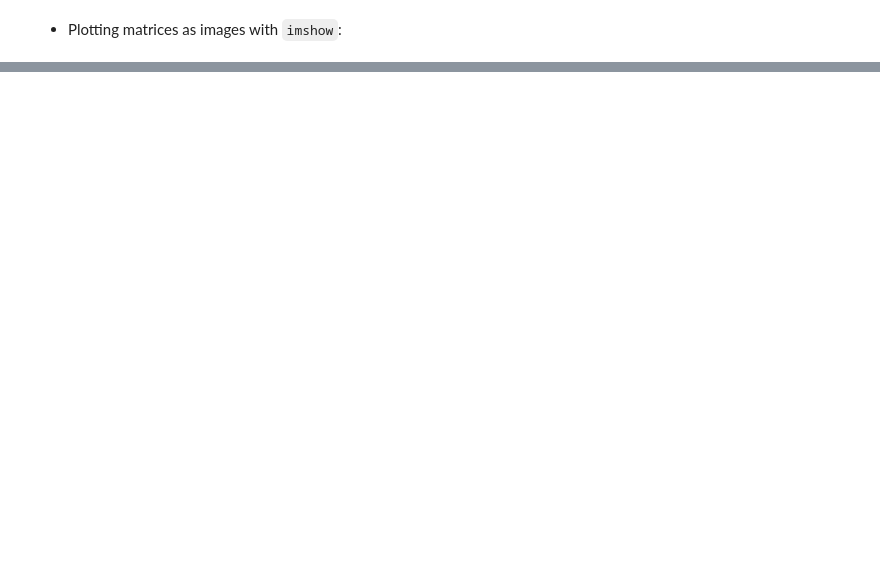
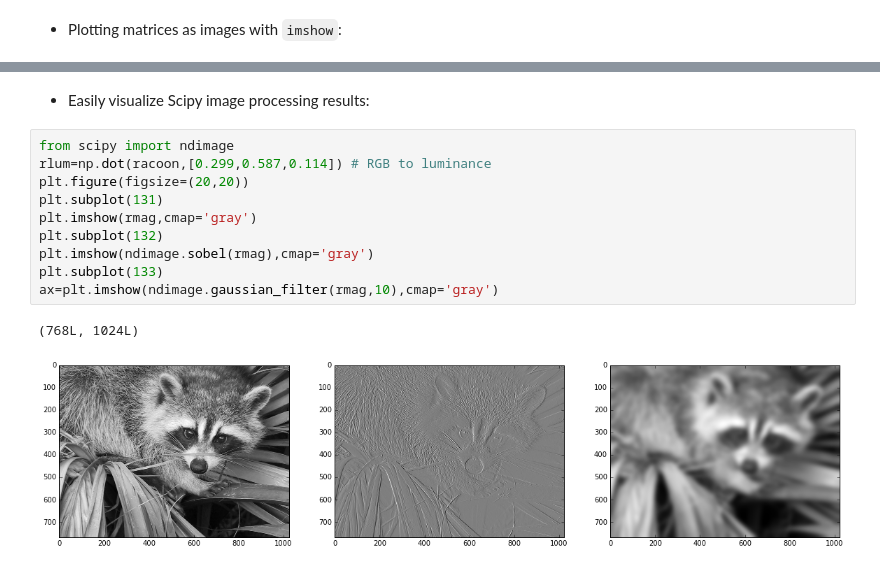
Before and after one commit to ericspod/Python-Talk, a Jupyter notebook: Presentation.ipynb, the cells around one changed output, grey strips where cells are left out. Saved outputs shown, nothing was run; the diff lists cells and outputs as text; blank space fills up the shorter version.

```diff
--- a/Presentation.ipynb
+++ b/Presentation.ipynb
@@ -1149,0 +1167,15 @@ h=plt.hist(racoon[:,:,0].flatten(),256) # red component
+# %% [markdown]
+* Easily visualize Scipy image processing results:
+# %%
+from scipy import ndimage
+rlum=np.dot(racoon,[0.299,0.587,0.114]) # RGB to luminance
+plt.figure(figsize=(20,20))
+plt.subplot(131)
+plt.imshow(rmag,cmap='gray')
+plt.subplot(132)
+plt.imshow(ndimage.sobel(rmag),cmap='gray')
+plt.subplot(133)
+ax=plt.imshow(ndimage.gaussian_filter(rmag,10),cmap='gray')
+# %% [output]
+(768L, 1024L)
+[figure, added]
```
Also changed, not shown: parts of 18 cells of this notebook, 4 other files.
